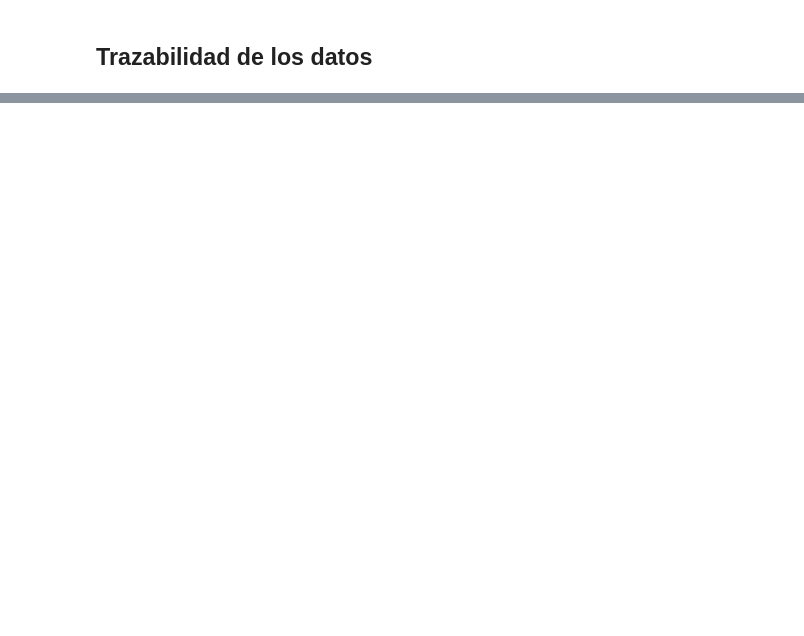
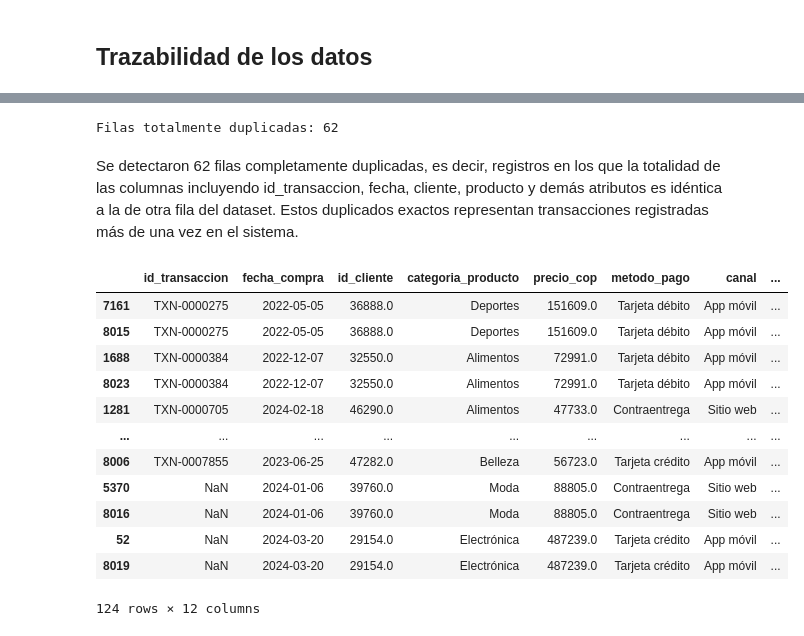
Before and after one commit to AlejandraIvn/Proyecto_1_C1, a Jupyter notebook: Analisis_datos.ipynb, the cells around one changed output, grey strips where cells are left out. Saved outputs shown, nothing was run; the diff lists cells and outputs as text; code cells hidden in the pictures; blank space fills up the shorter version.

```diff
--- a/Analisis_datos.ipynb
+++ b/Analisis_datos.ipynb
@@ -232,0 +279,27 @@ Se examinó el rango de valores de calificacion_cliente_1a5, encontrándose que,
+# %%
+# Filas totalmente duplicadas
+duplicados_exactos = df.duplicated().sum()
+print(f"Filas totalmente duplicadas: {duplicados_exactos}")
+# %% [output]
+Filas totalmente duplicadas: 62
+# %% [markdown]
+Se detectaron 62 filas completamente duplicadas, es decir, registros en los que la totalidad de las columnas incluyendo id_transaccion, fecha, cliente, producto y demás atributos es idéntica a la de otra fila del dataset. Estos duplicados exactos representan transacciones registradas más de una vez en el sistema.
+# %%
+# Mostrar todas las filas que forman parte de un duplicado
+duplicados = df[df.duplicated(keep=False)].sort_values(by=df.columns.tolist())
+
+duplicados
+# %% [output]
+|  | id_transaccion | fecha_compra | id_cliente | categoria_producto | precio_cop | metodo_pago | canal | ... |
+| 7161 | TXN-0000275 | 2022-05-05 | 36888.0 | Deportes | 151609.0 | Tarjeta débito | App móvil | ... |
+| 8015 | TXN-0000275 | 2022-05-05 | 36888.0 | Deportes | 151609.0 | Tarjeta débito | App móvil | ... |
+| 1688 | TXN-0000384 | 2022-12-07 | 32550.0 | Alimentos | 72991.0 | Tarjeta débito | App móvil | ... |
+| 8023 | TXN-0000384 | 2022-12-07 | 32550.0 | Alimentos | 72991.0 | Tarjeta débito | App móvil | ... |
+| 1281 | TXN-0000705 | 2024-02-18 | 46290.0 | Alimentos | 47733.0 | Contraentrega | Sitio web | ... |
+| ... | ... | ... | ... | ... | ... | ... | ... | ... |
+| 8006 | TXN-0007855 | 2023-06-25 | 47282.0 | Belleza | 56723.0 | Tarjeta crédito | App móvil | ... |
+| 5370 | NaN | 2024-01-06 | 39760.0 | Moda | 88805.0 | Contraentrega | Sitio web | ... |
+| 8016 | NaN | 2024-01-06 | 39760.0 | Moda | 88805.0 | Contraentrega | Sitio web | ... |
+| 52 | NaN | 2024-03-20 | 29154.0 | Electrónica | 487239.0 | Tarjeta crédito | App móvil | ... |
+| 8019 | NaN | 2024-03-20 | 29154.0 | Electrónica | 487239.0 | Tarjeta crédito | App móvil | ... |
+124 rows × 12 columns
```
Also changed, not shown: parts of 23 cells of this notebook.
